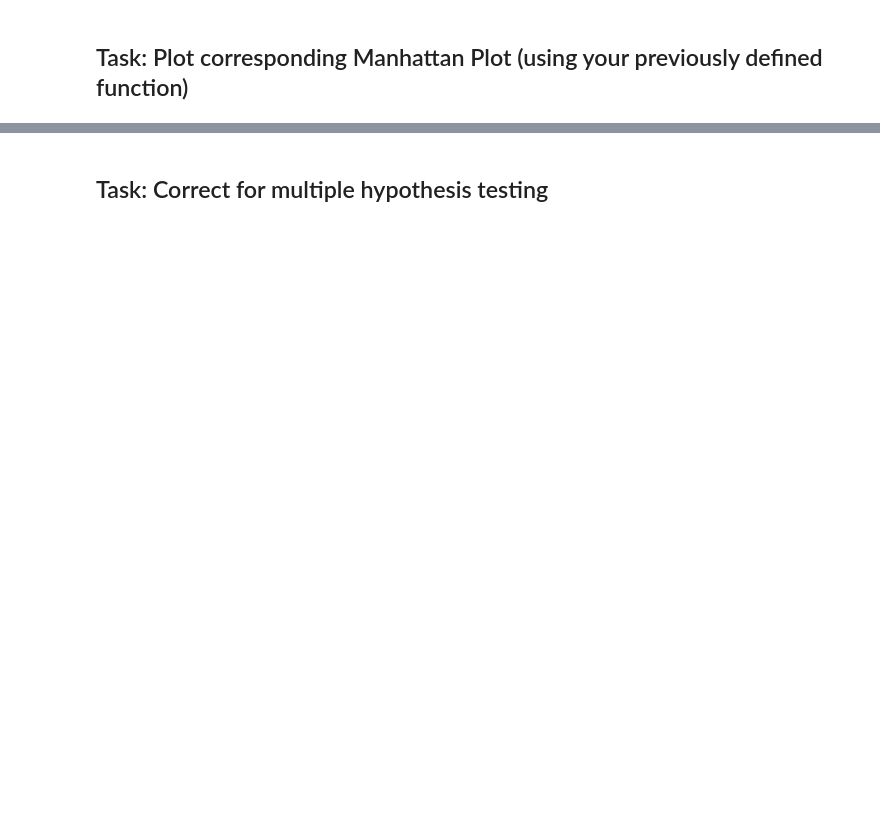
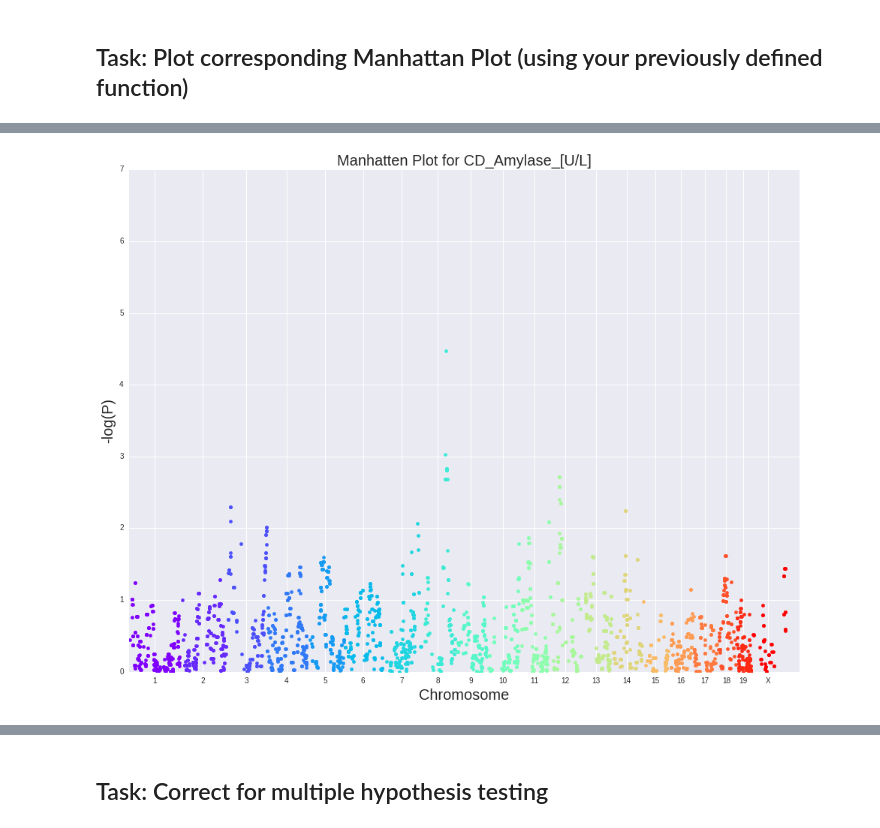
Before and after one commit to MeeNot/Integrated_Bioinformatics, a Jupyter notebook: notebooks/Day3_GWAS_part1.ipynb, the cells around one changed output, grey strips where cells are left out. Cells and saved outputs as stored; diff of their text form; code cells hidden in the pictures; blank space fills up the shorter version.

```diff
--- a/notebooks/Day3_GWAS_part1.ipynb
+++ b/notebooks/Day3_GWAS_part1.ipynb
@@ -740,10 +737,29 @@ listit
+# %%
+def make_Association(genot, phenot, phenot_sheet, phenot_test):
+    listit = []
+    for row in genot.index:
+        gt_temp = pd.DataFrame([genot.loc[row]]).T
+
+        pt_temp = pd.DataFrame([phenot[phenot_sheet][phenot_test]]).T
+
+        mergerino = pt_temp.join(gt_temp, how="inner")
+        mergerino.dropna(how="any", inplace=True)
+
+        coe, pii = calc_pearson(mergerino[phenot_test], mergerino[row])
+        listit.append([row, pii, coe])
+
+    df_manhatten = pd.DataFrame(listit, columns=["Locus", "pearson_P_Val_"+phenot_test, "Pearson_Coeff_"+phenot_test])
+    df_manhatten.set_index("Locus", inplace=True)
+    df_manhatten = genot[["Chr", "Mb"]].join(df_manhatten)
+
+    return df_manhatten
 # %% [markdown]
 ## Task: Plot corresponding Manhattan Plot (using your previously defined function)
 # %%
 def plot_manhatten(data, plot_title):
 
     plt.figure(figsize=(16,12), dpi=80)
-    plt.title(plot_title,fontsize=20)
+    plt.title("Manhatten Plot for "+plot_title,fontsize=20)
     step = 0
     t = 0
     chrom_names = data["Chr"].unique()
@@ -752,10 +768,10 @@ def plot_manhatten(data, plot_title):
     s = 0
 
     for i, chrom in enumerate(chrom_names):
-        temp = data[(df_results.ix[:, "Chr"] == chrom)]
+        temp = data[(data.ix[:, "Chr"] == chrom)]
         t = step + temp.Mb.max()/2
         ticks_posi.append(s + temp.Mb.max() /2)
-        plt.scatter([x + s for x in temp.Mb], -np.log10(temp.pValue), color=colors[i])
+        plt.scatter([x + s for x in temp.Mb], -np.log10(temp["pearson_P_Val_"+plot_title]), color=colors[i])
         s = s + temp.Mb.max()
 
 
@@ -773,0 +785,4 @@ KeyError: 'Chr'
+# %%
+plot_manhatten(make_Association(df_genotype, df_phenotype_spreadsheets, "Biochemistry", "CD_Amylase_[U/L]"), "CD_Amylase_[U/L]")
+# %% [output]
+[figure, added]
```
Also changed, not shown: parts of 33 cells of this notebook.
